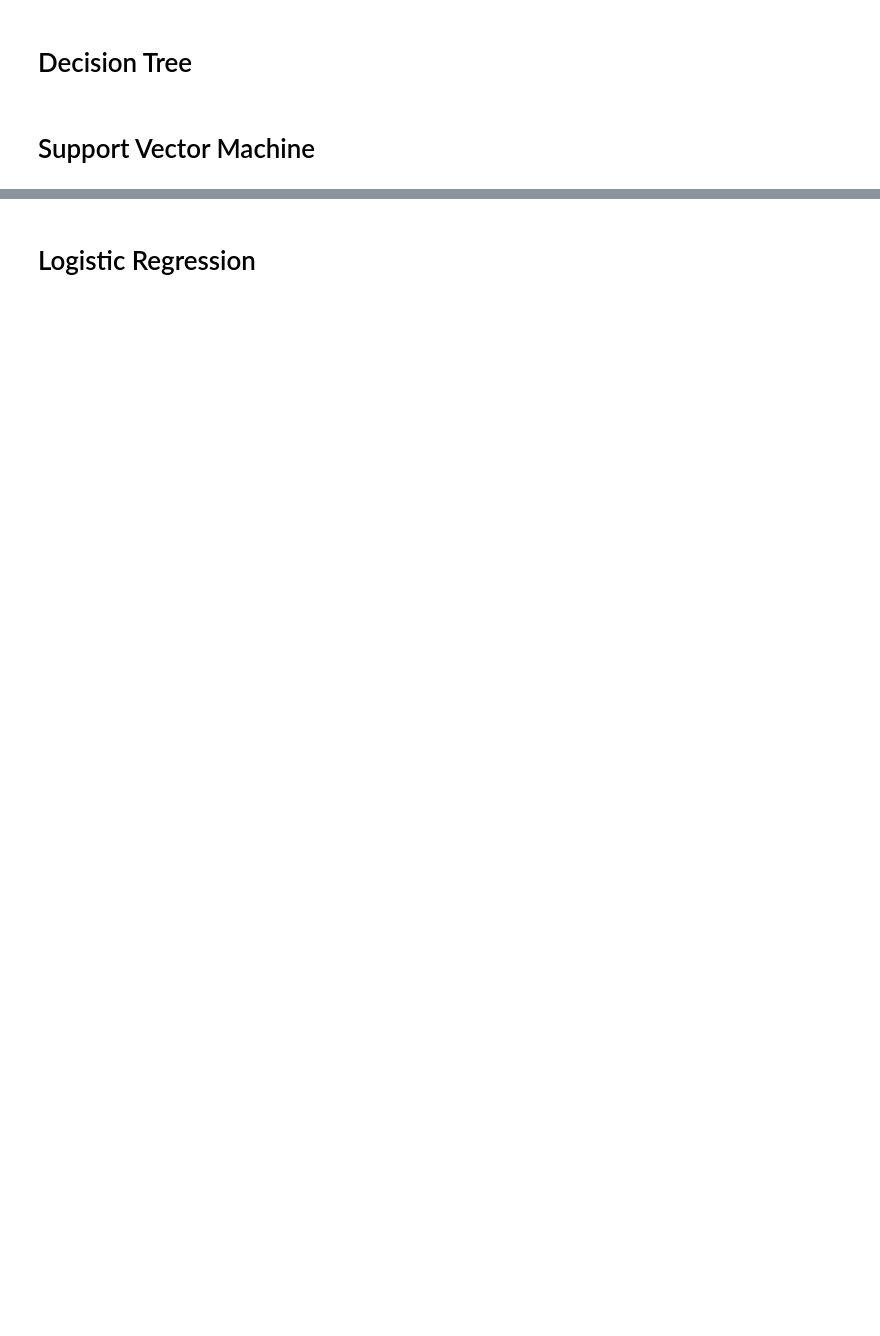
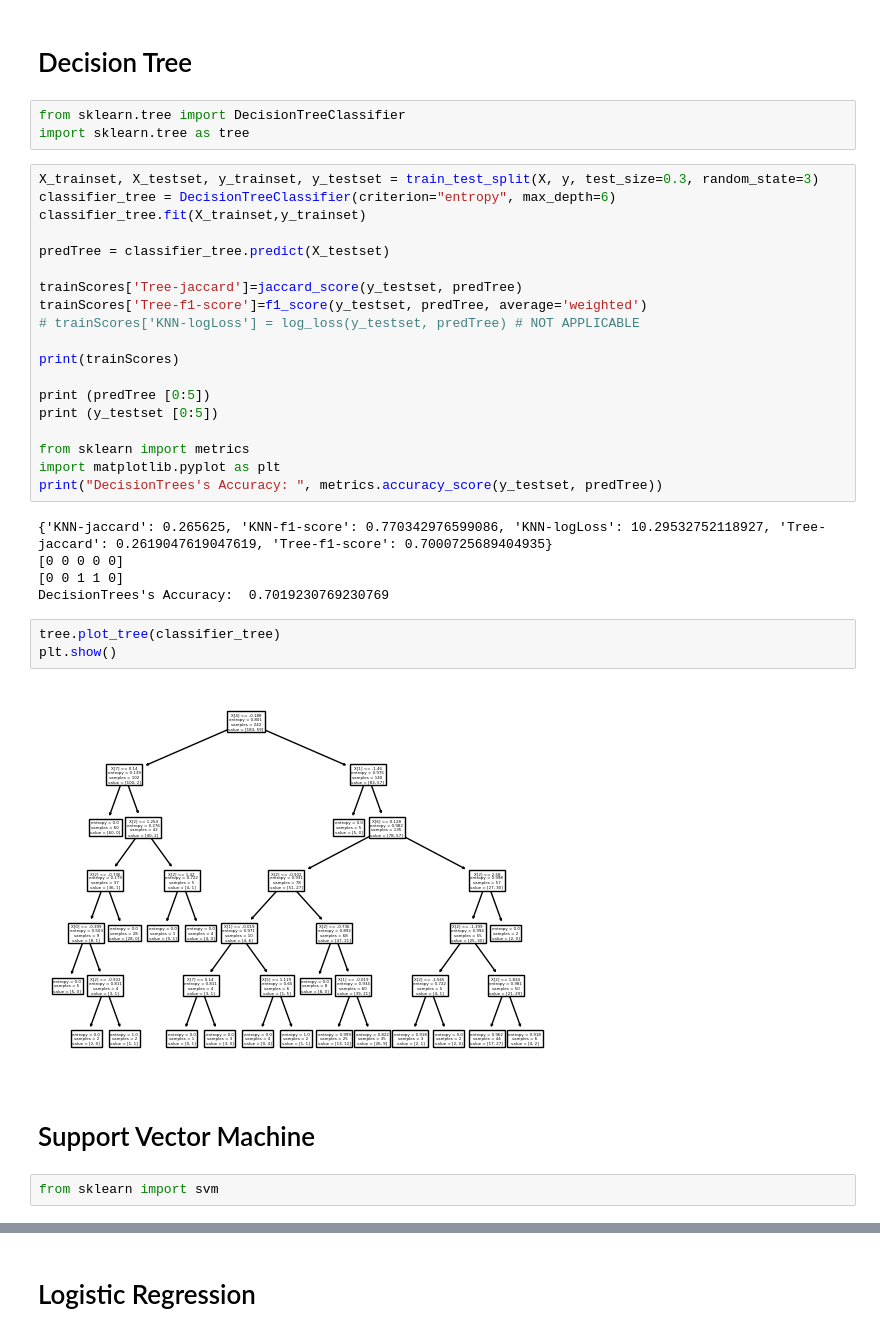
Before and after one commit to patrikfreisner/PythonDataScience, a Jupyter notebook: 13.15 - ML0101EN-Proj-Loan-py-v1.ipynb, the cells around one changed output, grey strips where cells are left out. Drawn from its saved outputs; the diff is of its cells as text; blank space fills up the shorter version.

```diff
--- a/13.15 - ML0101EN-Proj-Loan-py-v1.ipynb
+++ b/13.15 - ML0101EN-Proj-Loan-py-v1.ipynb
@@ -286,4 +351,38 @@ Notice: You should find the best k to build the model with the best accuracy.\
 # %% [markdown]
 # Decision Tree
+# %%
+from sklearn.tree import DecisionTreeClassifier
+import sklearn.tree as tree
+# %%
+X_trainset, X_testset, y_trainset, y_testset = train_test_split(X, y, test_size=0.3, random_state=3)
+classifier_tree = DecisionTreeClassifier(criterion="entropy", max_depth=6)
+classifier_tree.fit(X_trainset,y_trainset)
+
+predTree = classifier_tree.predict(X_testset)
+
+trainScores['Tree-jaccard']=jaccard_score(y_testset, predTree)
+trainScores['Tree-f1-score']=f1_score(y_testset, predTree, average='weighted')
+# trainScores['KNN-logLoss'] = log_loss(y_testset, predTree) # NOT APPLICABLE
+
+print(trainScores)
+
+print (predTree [0:5])
+print (y_testset [0:5])
+
+from sklearn import metrics
+import matplotlib.pyplot as plt
+print("DecisionTrees's Accuracy: ", metrics.accuracy_score(y_testset, predTree))
+# %% [output]
+{'KNN-jaccard': 0.265625, 'KNN-f1-score': 0.770342976599086, 'KNN-logLoss': 10.29532752118927, 'Tree-jaccard': 0.2619047619047619, 'Tree-f1-score': 0.7000725689404935}
+[0 0 0 0 0]
+[0 0 1 1 0]
+DecisionTrees's Accuracy:  0.7019230769230769
+# %%
+tree.plot_tree(classifier_tree)
+plt.show()
+# %% [output]
+[figure, added]
 # %% [markdown]
 # Support Vector Machine
+# %%
+from sklearn import svm
```
Also changed, not shown: parts of 20 cells of this notebook, 3 other files.
